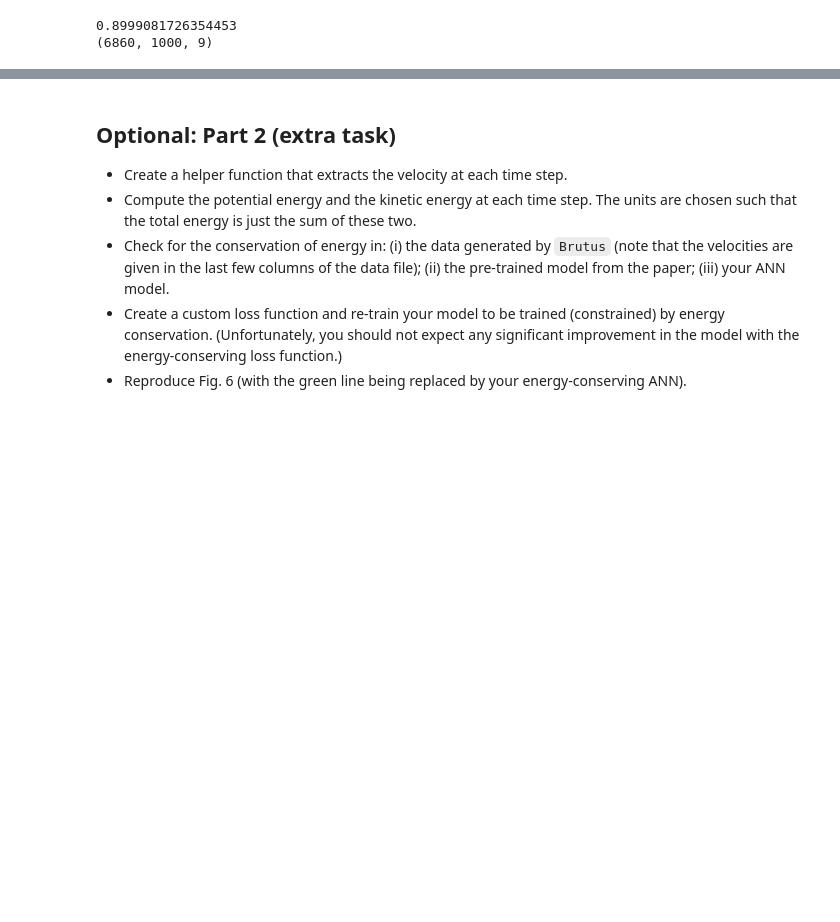
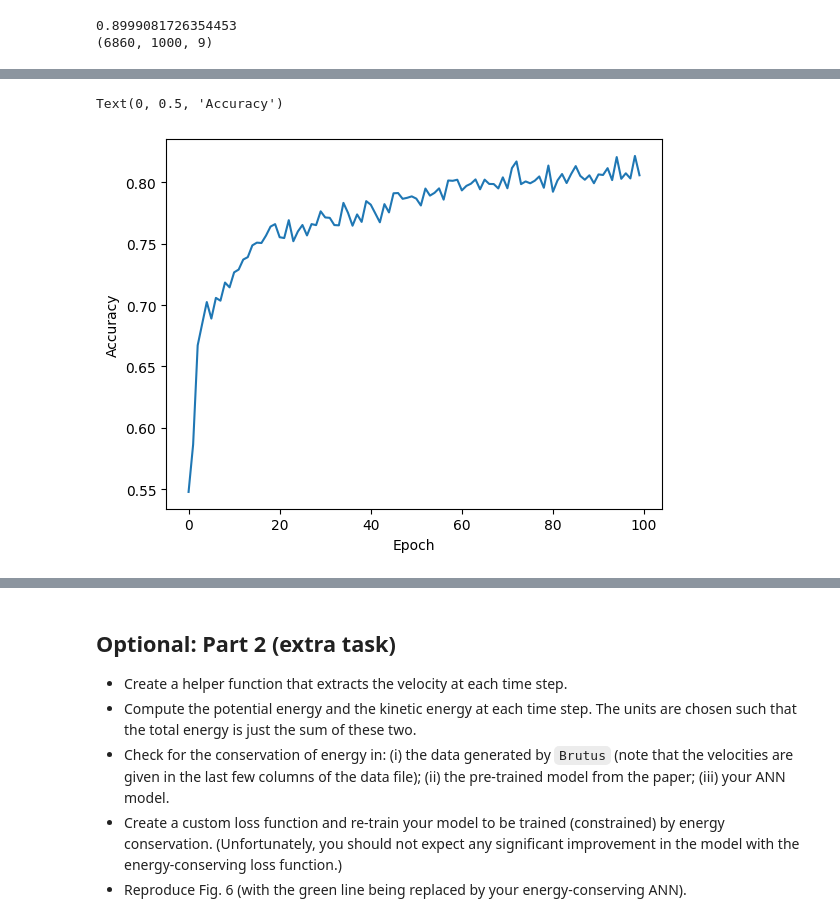
Before and after one commit to stinaper/tif285, a Jupyter notebook: doc/pub/Projects/Project2/TIF285_Project2.ipynb, the cells around one changed output, grey strips where cells are left out. Saved outputs shown, nothing was run; the diff lists cells and outputs as text; code cells hidden in the pictures; blank space fills up the shorter version.

```diff
--- a/doc/pub/Projects/Project2/TIF285_Project2.ipynb
+++ b/doc/pub/Projects/Project2/TIF285_Project2.ipynb
@@ -395,0 +413,18 @@ print(model_y)
+# %%
+# Bigger ANN
+big_model = tf.keras.models.Sequential([
+        tf.keras.layers.Input(shape=(3,)),
+        tf.keras.layers.Dense(128, activation='relu',),
+        tf.keras.layers.Dense(128, activation='relu',),
+        tf.keras.layers.Dense(128, activation='relu',),
+        tf.keras.layers.Dense(128, activation='relu',),
+        tf.keras.layers.Dense(128, activation='relu',),
+        tf.keras.layers.Dense(128, activation='relu',),
+        tf.keras.layers.Dense(128, activation='relu',),
+        tf.keras.layers.Dense(128, activation='relu',),
+        tf.keras.layers.Dense(128, activation='relu',),
+        tf.keras.layers.Dense(128, activation='relu',),
+        tf.keras.layers.Dense(4, activation='linear',)
+    ])
+
+big_model.summary()
@@ -395,0 +453,6 @@ print(model_y)
+# %%
+big_model.compile(optimizer= keras.optimizers.Adam(0.001, 0.5, 0.5),
+                loss=keras.losses.MeanAbsoluteError(),
+                metrics=['accuracy'])
+# %%
+big_history = big_model.fit(dataset_train, epochs=100, validation_data = dataset_test)
@@ -395,0 +477,7 @@ print(model_y)
+# %%
+plt.plot(big_history.history['accuracy'])
+plt.xlabel('Epoch')
+plt.ylabel('Accuracy')
+# %% [output]
+Text(0, 0.5, 'Accuracy')
+[figure, added]
```
Also changed, not shown: parts of 17 cells of this notebook.
